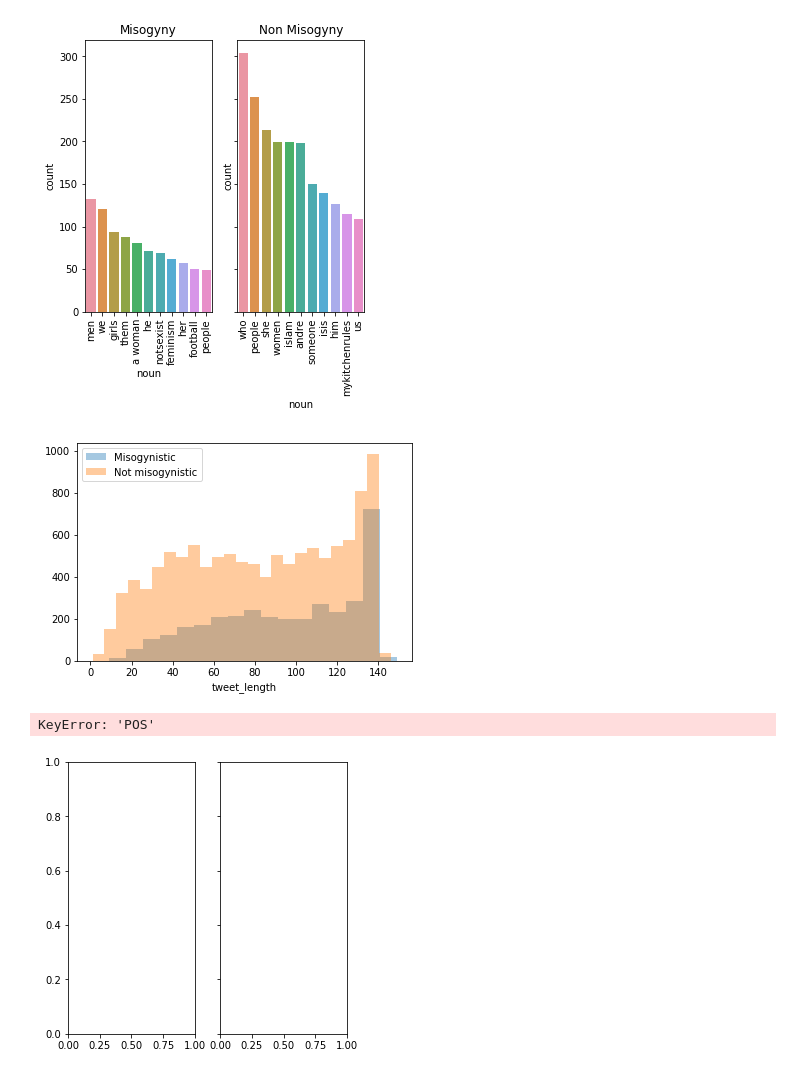
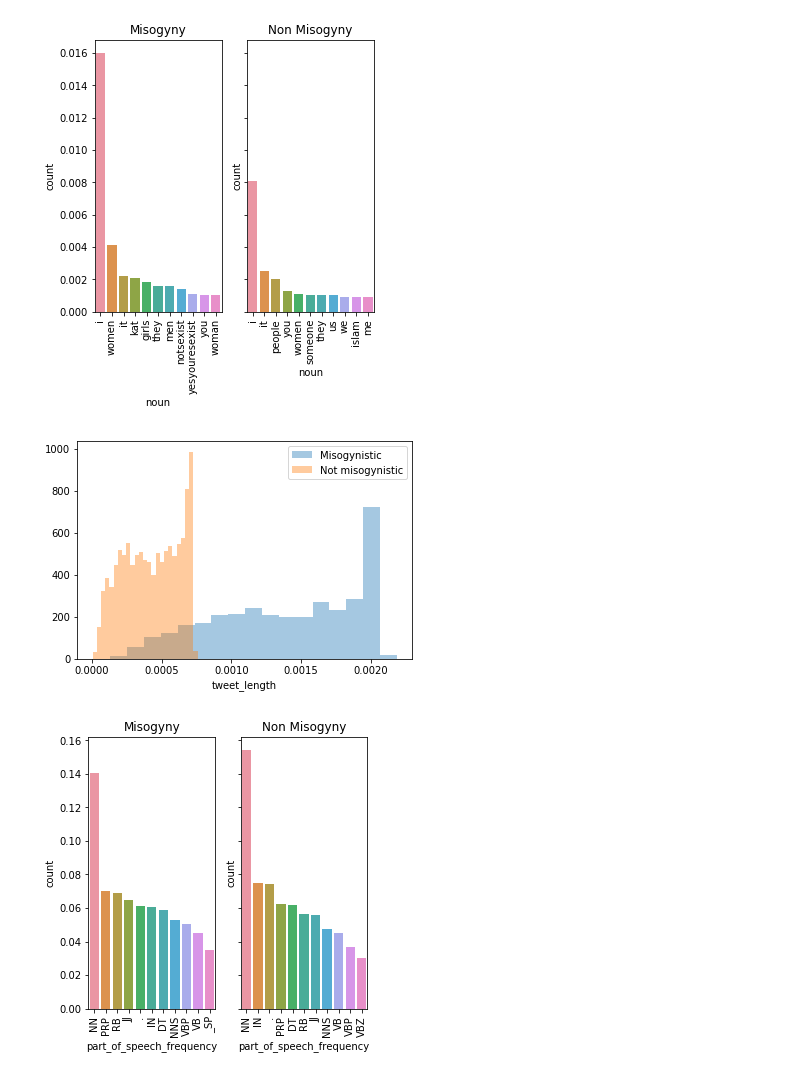
Before and after one commit to opt-out-tools/find-out, a Jupyter notebook: notebooks/hatespeech/exploratory_data_analysis_hatespeech.ipynb, the cells around one changed output. Drawn from its saved outputs; the diff is of its cells as text; code cells hidden in the pictures.

Commit message:
final exploratory analysis scripts

```diff
--- a/notebooks/hatespeech/exploratory_data_analysis_hatespeech.ipynb
+++ b/notebooks/hatespeech/exploratory_data_analysis_hatespeech.ipynb
@@ -3,12 +3,21 @@ import matplotlib.pyplot as plt
 import pandas as pd
 import seaborn as sns
 import spacy
+from spacy.symbols import nsubj
 from src.data.preprocess.exploratory_data_analysis_helpers import compare
+from src.data.preprocess.exploratory_data_analysis_helpers import contains_bigram
+from src.data.preprocess.exploratory_data_analysis_helpers import count_pejorative_bigrams
 from src.data.preprocess.exploratory_data_analysis_helpers import find_most_common_nouns
+from src.data.preprocess.exploratory_data_analysis_helpers import generate_ngrams
 from src.data.preprocess.exploratory_data_analysis_helpers import part_of_speech_frequency
+from src.data.preprocess.exploratory_data_analysis_helpers import verb_noun_syntactic_relation
 from src.data.preprocess.exploratory_data_analysis_helpers import syntactic_dependency_frequency
+from src.data.preprocess.exploratory_data_analysis_helpers import verb_noun_word_vectors
 from src.utils.misc import create_spacy_docs
+from src.utils.preprocess_text_helpers import remove_stopwords
+from src.visualization.visualize_exploratory_data_analysis import plot_word_vectors
 
 data = pd.read_csv("../../data/external/hatespeech/clean_sexism_dataset.csv")
+fig_path="../../reports/hatespeech/figures/"
 
 nlp = spacy.load("en_core_web_md")
@@ -17 +24,8 @@ data['docs'] = create_spacy_docs(data, "text")
+# %%
+data['docs'] = create_spacy_docs(data, "text")
+misogynistic_docs = data.loc[data.loc[:,'label'] == 1, "docs"]
+non_misogynistic_docs = data.loc[data.loc[:,'label'] == 0, "docs"]
+
+number_of_words_in_misogynistic = sum([len(doc) for doc  in misogynistic_docs])
+number_of_words_in_non_misogynistic = sum([len(doc) for doc  in non_misogynistic_docs])
 # %%
@@ -23,6 +46,6 @@ non_misogynistic_common_nouns = pd.DataFrame(find_most_common_nouns(non_misogyni
 # %%
-top_10_misogynistic = misogynistic_common_nouns.loc[10:20, :]
-top_10_non_misogynistic = non_misogynistic_common_nouns.loc[10:20, :]
+top_10_misogynistic = misogynistic_common_nouns.loc[0:10, :]
+top_10_non_misogynistic = non_misogynistic_common_nouns.loc[0:10, :]
 
 fig, ax = plt.subplots(ncols=2, sharey=True, figsize=(5,5))
 misogynistic = sns.barplot(x=top_10_misogynistic['noun'], y=top_10_misogynistic['count'], ax=ax[0])
@@ -37,36 +60,39 @@ def rotate_ticks(graph1, graph2):
 
 rotate_ticks(misogynistic,non_misogynistic)
 
+plt.savefig(fig_path+"top_10_common_nouns_total_corpus.png")
 plt.show()
 # %% [output]
-[figure, old version]
+[figure, new version]
 # %%
 data['tweet_length'] = data["text"].apply(lambda tweet: len(tweet))
 data.groupby('label').mean()['tweet_length']
 
-sns.distplot(data.loc[data.loc[:,'label'] == 1, "tweet_length"], kde=False, label="Misogynistic")
-sns.distplot(data.loc[data.loc[:,'label'] == 0, "tweet_length"], kde=False, label="Not misogynistic")
+sns.distplot(data.loc[data.loc[:,'label'] == 1, "tweet_length"]/number_of_words_in_misogynistic, kde=False, label="Misogynistic")
+sns.distplot(data.loc[data.loc[:,'label'] == 0, "tweet_length"]/number_of_words_in_non_misogynistic, kde=False, label="Not misogynistic")
+
+plt.savefig(fig_path+"tweet_length_total_corpus.png")
 
 plt.legend();
 # %% [output]
-[figure, old version]
+[figure, new version]
 # %%
 top_10_misogynistic_pos, top_10_non_misogynistic_pos = compare(part_of_speech_frequency, misogynistic_docs, non_misogynistic_docs)
+top_10_misogynistic_pos['count'] = top_10_misogynistic_pos['count']/number_of_words_in_misogynistic
+top_10_non_misogynistic_pos['count'] = top_10_non_misogynistic_pos['count']/number_of_words_in_non_misogynistic
 
 fig, ax = plt.subplots(ncols=2, sharey=True, figsize=(5,5))
 misogynistic = sns.barplot(x=top_10_misogynistic_pos[part_of_speech_frequency.__name__], y=top_10_misogynistic_pos['count'], ax=ax[0])
 non_misogynistic = sns.barplot(x=top_10_non_misogynistic_pos[part_of_speech_frequency.__name__], y=top_10_non_misogynistic_pos['count'], ax=ax[1])
 
 ax[0].set_title("Misogyny")
 ax[1].set_title("Non Misogyny")
 
-
 rotate_ticks(misogynistic, non_misogynistic)
-
+plt.savefig(fig_path+"pos_frequency_total_corpus.png")
 plt.show()
 # %% [output]
-KeyError: 'POS'
-[figure, old version]
+[figure, new version]
 # %%
 top_10_misogynistic_dep, top_10_non_misogynistic_dep = compare(syntactic_dependency_frequency, misogynistic_docs, non_misogynistic_docs)
 
```
Also changed, not shown: parts of 5 cells of this notebook, 9 other files.
